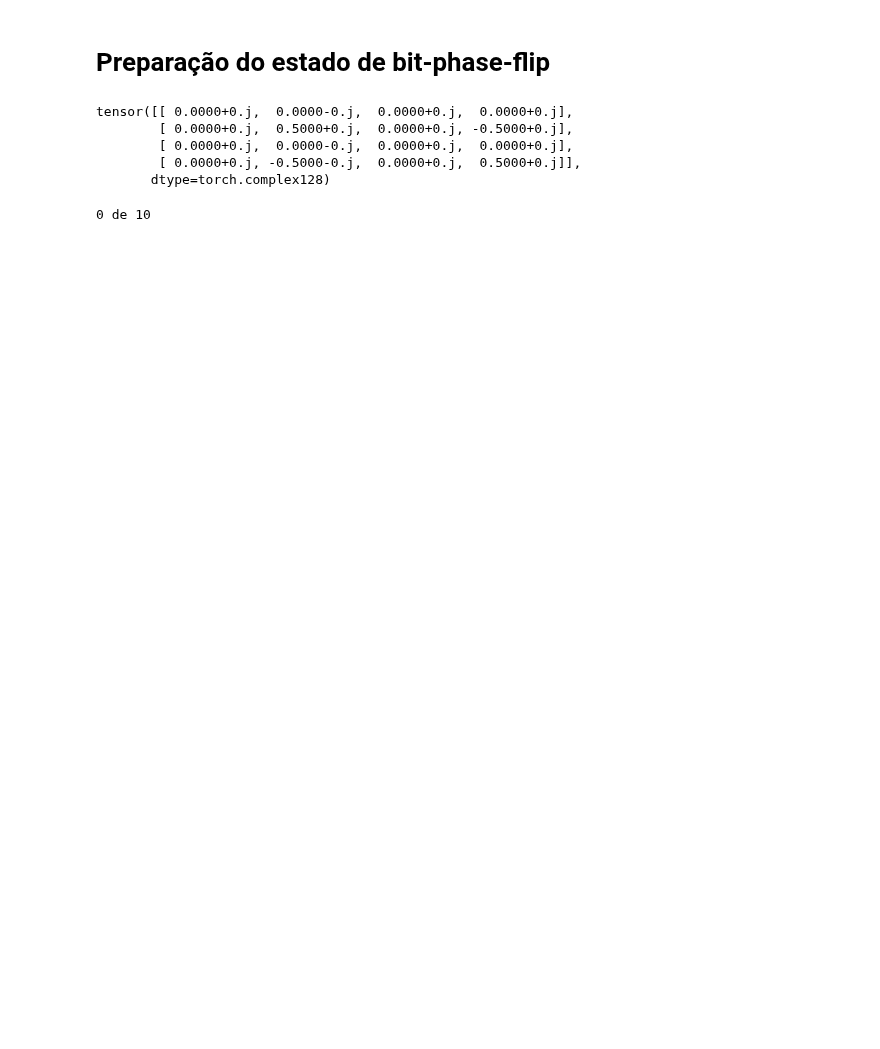
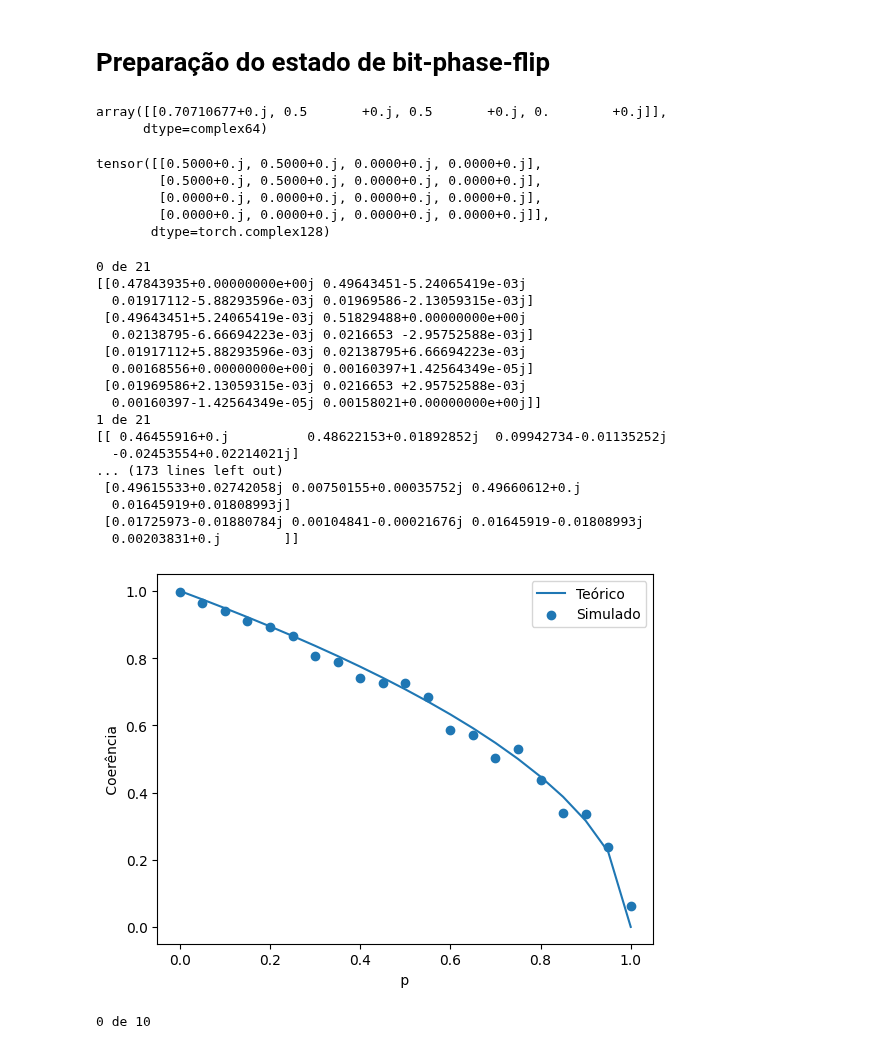
Before and after one commit to SchultzVV/Runtime-qiskit, a Jupyter notebook: ad.ipynb, the cells around one changed output. Saved outputs shown, nothing was run; the diff lists cells and outputs as text; code cells hidden in the pictures; blank space fills up the shorter version.

```diff
--- a/ad.ipynb
+++ b/ad.ipynb
@@ -2,13 +2,13 @@
 # Preparação do estado de bit-phase-flip
 # %%
 from sympy import cos, sin, sqrt, pi, Matrix, Symbol, exp, print_latex, simplify
-from sympy.physics.quantum import TensorProduct, Dagger
+#from sympy.physics.quantum import TensorProduct, Dagger
 import numpy as np
 from numpy import linspace
-import matplotlib.pyplot as plt
-import math
+#import matplotlib.pyplot as plt
+#import math
 from theoric.tools import *
-import torch
+#import torch
 from torch import tensor
 
 theta = Symbol('theta',real=True)
@@ -19,12 +19,13 @@ p = Symbol('p',real=True, positive=True)
 
 
 def calculated_rho_AB(theta, phi, p):
-    state = Matrix([[(sqrt(1-p)*(cos(theta/2))),
-                    (-1j*sqrt(p)*exp(1j*phi)*sin(theta/2)),
+    state = Matrix([[(cos(theta/2)),
+                    (sqrt(p)*exp(1j*phi)*sin(theta/2)),
                     (sqrt(1-p)*exp(1j*phi)*sin(theta/2)),
-                    (1j*sqrt(p)*cos(theta/2))]])
+                    0]])
     M_numpy = np.array(state.tolist(), dtype=np.complex64)
     return M_numpy
+    #return state
 
 def get_target_op(func_estado):
     state1 = simplify(func_estado)
@@ -36,12 +37,19 @@ def get_target_op(func_estado):
     target_op = np.outer(state2.conj(), state2)
     target_op = tensor(target_op)
     return target_op
+
+#state = calculated_rho_AB(theta, phi, p)
+state = calculated_rho_AB(pi/2, 0, 0.5)
+state
+# %% [output]
+array([[0.70710677+0.j, 0.5       +0.j, 0.5       +0.j, 0.        +0.j]],
+      dtype=complex64)
 # %%
 a = get_target_op(calculated_rho_AB(pi/2, 0, 1))
 a
 # %% [output]
-tensor([[ 0.0000+0.j,  0.0000-0.j,  0.0000+0.j,  0.0000+0.j],
-        [ 0.0000+0.j,  0.5000+0.j,  0.0000+0.j, -0.5000+0.j],
-        [ 0.0000+0.j,  0.0000-0.j,  0.0000+0.j,  0.0000+0.j],
-        [ 0.0000+0.j, -0.5000-0.j,  0.0000+0.j,  0.5000+0.j]],
+tensor([[0.5000+0.j, 0.5000+0.j, 0.0000+0.j, 0.0000+0.j],
+        [0.5000+0.j, 0.5000+0.j, 0.0000+0.j, 0.0000+0.j],
+        [0.0000+0.j, 0.0000+0.j, 0.0000+0.j, 0.0000+0.j],
+        [0.0000+0.j, 0.0000+0.j, 0.0000+0.j, 0.0000+0.j]],
        dtype=torch.complex128)
@@ -48,3 +103,25 @@ tensor([[ 0.0000+0.j,  0.0000-0.j,  0.0000+0.j,  0.0000+0.j],
+# %%
+list_p = np.linspace(0,1,21)
+run_calcs(list_p, 85)
+# %% [output]
+0 de 21
+[[0.47843935+0.00000000e+00j 0.49643451-5.24065419e-03j
+  0.01917112-5.88293596e-03j 0.01969586-2.13059315e-03j]
+ [0.49643451+5.24065419e-03j 0.51829488+0.00000000e+00j
+  0.02138795-6.66694223e-03j 0.0216653 -2.95752588e-03j]
+ [0.01917112+5.88293596e-03j 0.02138795+6.66694223e-03j
+  0.00168556+0.00000000e+00j 0.00160397+1.42564349e-05j]
+ [0.01969586+2.13059315e-03j 0.0216653 +2.95752588e-03j
+  0.00160397-1.42564349e-05j 0.00158021+0.00000000e+00j]]
+1 de 21
+[[ 0.46455916+0.j          0.48622153+0.01892852j  0.09942734-0.01135252j
+  -0.02453554+0.02214021j]
+... (173 lines left out)
+ [0.49615533+0.02742058j 0.00750155+0.00035752j 0.49660612+0.j
+  0.01645919+0.01808993j]
+ [0.01725973-0.01880784j 0.00104841-0.00021676j 0.01645919-0.01808993j
+  0.00203831+0.j        ]]
+[figure, added]
 # %%
 '''                                  ReadMe                                                      '''
 '''# Nessa célula vamos apenas mudar a função geradora do estado a ser preparado                 '''
```
Also changed, not shown: parts of 1 cell of this notebook, 15 other files.
